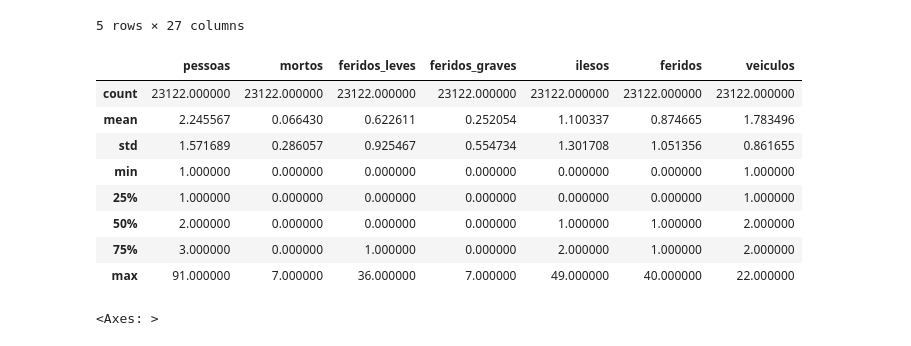
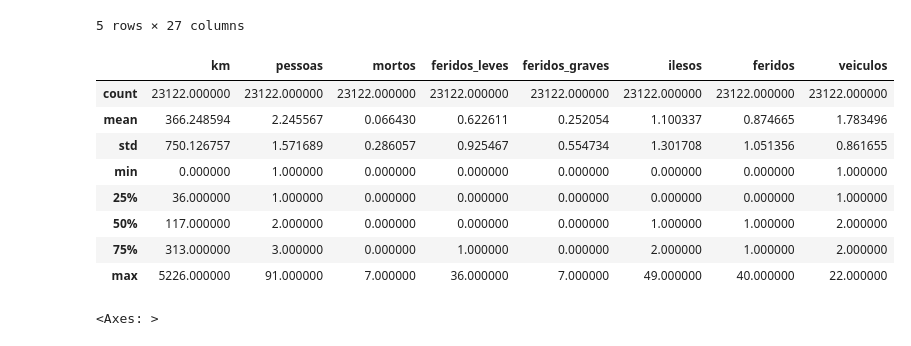
Before and after one commit to EmanuelMMB/Projeto-ICD, a Jupyter notebook: Acidentes de Trânsito em BRs.ipynb, the cells around one changed output. Saved outputs shown, nothing was run; the diff lists cells and outputs as text; code cells hidden in the pictures.

```diff
--- a/Acidentes de Trânsito em BRs.ipynb
+++ b/Acidentes de Trânsito em BRs.ipynb
@@ -18,19 +18,30 @@ dataset.head()
 | 4 | datatran2013.csv | 1229088 | 01/01/2013 | Terça | 07:20:00 | PB | 230 | 245 | JOAO PESSOA | ... |
 5 rows × 27 columns
 # %%
-dataset = dataset.drop(["id", "horario", "causa_acidente", "uf", "Nome da Origem", "br", "km", "municipio", "ano", "ignorados"], axis=1)
+dataset = dataset.drop(["id", "horario", "causa_acidente", "uf", "Nome da Origem", "br", "municipio", "ano", "ignorados"], axis=1)
+dataset['dia_semana'] = dataset['dia_semana'].apply(
+    lambda x: 'Segunda' if 'segunda' in x.lower() else
+              'Terça' if 'terça' in x.lower() else
+              'Quarta' if 'quarta' in x.lower() else
+              'Quinta' if 'quinta' in x.lower() else
+              'Sexta' if 'sexta' in x.lower() else
+              'Sábado' if 'sábado' in x.lower() else
+              'Domingo' if 'domingo' in x.lower() else x
+)
+
+#Arrumando os dados para melhor visualizar.
 
 dataset.describe()
 # %% [output]
-|  | pessoas | mortos | feridos_leves | feridos_graves | ilesos | feridos | veiculos |
-| count | 23122.000000 | 23122.000000 | 23122.000000 | 23122.000000 | 23122.000000 | 23122.000000 | 23122.000000 |
-| mean | 2.245567 | 0.066430 | 0.622611 | 0.252054 | 1.100337 | 0.874665 | 1.783496 |
-| std | 1.571689 | 0.286057 | 0.925467 | 0.554734 | 1.301708 | 1.051356 | 0.861655 |
-| min | 1.000000 | 0.000000 | 0.000000 | 0.000000 | 0.000000 | 0.000000 | 1.000000 |
-| 25% | 1.000000 | 0.000000 | 0.000000 | 0.000000 | 0.000000 | 0.000000 | 1.000000 |
-| 50% | 2.000000 | 0.000000 | 0.000000 | 0.000000 | 1.000000 | 1.000000 | 2.000000 |
-| 75% | 3.000000 | 0.000000 | 1.000000 | 0.000000 | 2.000000 | 1.000000 | 2.000000 |
-| max | 91.000000 | 7.000000 | 36.000000 | 7.000000 | 49.000000 | 40.000000 | 22.000000 |
+|  | km | pessoas | mortos | feridos_leves | feridos_graves | ilesos | feridos | veiculos |
+| count | 23122.000000 | 23122.000000 | 23122.000000 | 23122.000000 | 23122.000000 | 23122.000000 | 23122.000000 | 23122.000000 |
+| mean | 366.248594 | 2.245567 | 0.066430 | 0.622611 | 0.252054 | 1.100337 | 0.874665 | 1.783496 |
+| std | 750.126757 | 1.571689 | 0.286057 | 0.925467 | 0.554734 | 1.301708 | 1.051356 | 0.861655 |
+| min | 0.000000 | 1.000000 | 0.000000 | 0.000000 | 0.000000 | 0.000000 | 0.000000 | 1.000000 |
+| 25% | 36.000000 | 1.000000 | 0.000000 | 0.000000 | 0.000000 | 0.000000 | 0.000000 | 1.000000 |
+| 50% | 117.000000 | 2.000000 | 0.000000 | 0.000000 | 0.000000 | 1.000000 | 1.000000 | 2.000000 |
+| 75% | 313.000000 | 3.000000 | 0.000000 | 1.000000 | 0.000000 | 2.000000 | 1.000000 | 2.000000 |
+| max | 5226.000000 | 91.000000 | 7.000000 | 36.000000 | 7.000000 | 49.000000 | 40.000000 | 22.000000 |
 # %%
 sns.boxplot(data=dataset[["feridos","mortos"]])
 # %% [output]
```
Also changed, not shown: parts of 5 cells of this notebook.
